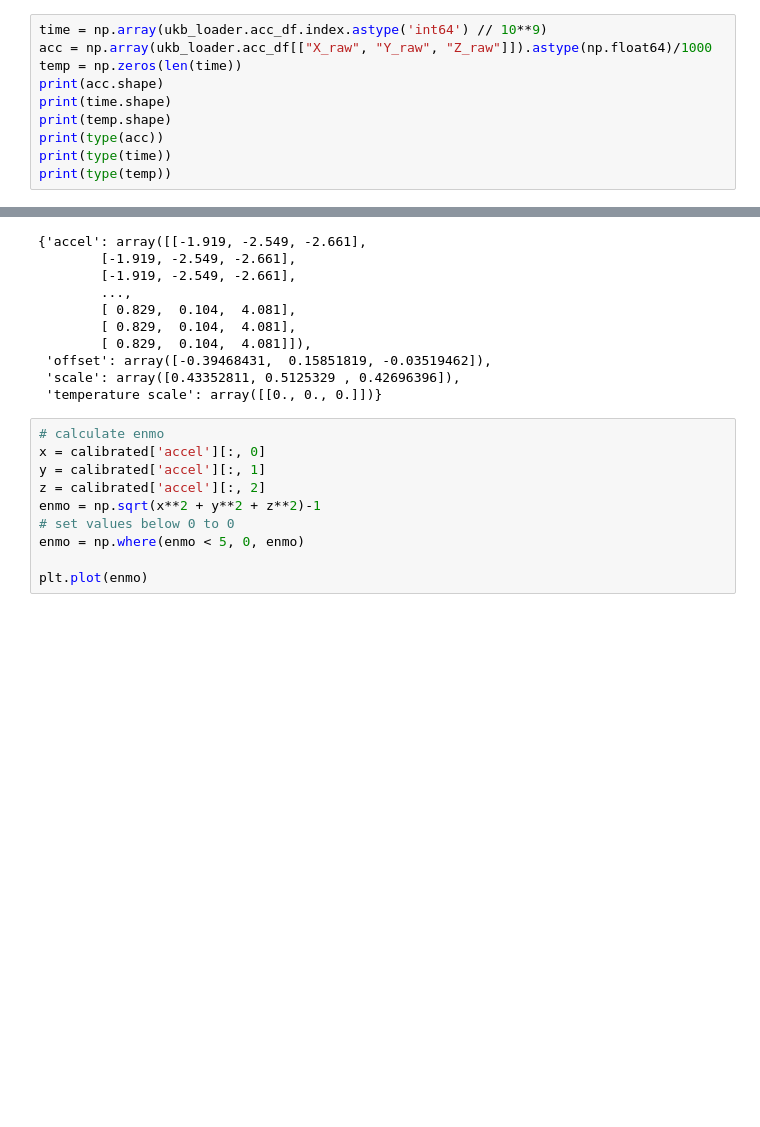
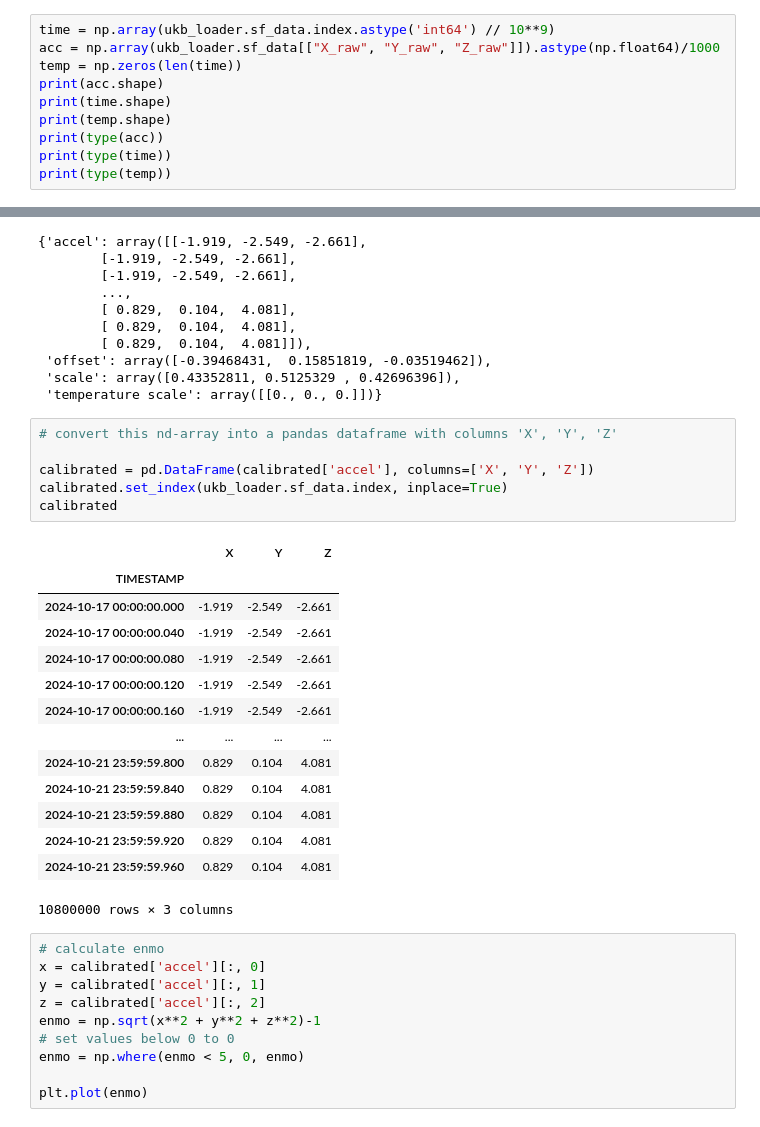
Before and after one commit to ADAMMA-CDHI-ETH-Zurich/CosinorAge, a Jupyter notebook: examples/sleep_classification.ipynb, the cells around one changed output, grey strips where cells are left out. Saved outputs shown, nothing was run; the diff lists cells and outputs as text; blank space fills up the shorter version.

```diff
--- a/examples/sleep_classification.ipynb
+++ b/examples/sleep_classification.ipynb
@@ -40,6 +40,6 @@ plt.grid(axis="x", linestyle="--", alpha=0.5)
 # %%
-time = np.array(ukb_loader.acc_df.index.astype('int64') // 10**9)
-acc = np.array(ukb_loader.acc_df[["X_raw", "Y_raw", "Z_raw"]]).astype(np.float64)/1000
+time = np.array(ukb_loader.sf_data.index.astype('int64') // 10**9)
+acc = np.array(ukb_loader.sf_data[["X_raw", "Y_raw", "Z_raw"]]).astype(np.float64)/1000
 temp = np.zeros(len(time))
 print(acc.shape)
 print(time.shape)
@@ -77,6 +116,27 @@ calibrated
  'offset': array([-0.39468431,  0.15851819, -0.03519462]),
  'scale': array([0.43352811, 0.5125329 , 0.42696396]),
  'temperature scale': array([[0., 0., 0.]])}
+# %%
+# convert this nd-array into a pandas dataframe with columns 'X', 'Y', 'Z'
+
+calibrated = pd.DataFrame(calibrated['accel'], columns=['X', 'Y', 'Z'])
+calibrated.set_index(ukb_loader.sf_data.index, inplace=True)
+calibrated
+# %% [output]
+|  | X | Y | Z |
+| TIMESTAMP |  |  |  |
+| 2024-10-17 00:00:00.000 | -1.919 | -2.549 | -2.661 |
+| 2024-10-17 00:00:00.040 | -1.919 | -2.549 | -2.661 |
+| 2024-10-17 00:00:00.080 | -1.919 | -2.549 | -2.661 |
+| 2024-10-17 00:00:00.120 | -1.919 | -2.549 | -2.661 |
+| 2024-10-17 00:00:00.160 | -1.919 | -2.549 | -2.661 |
+| ... | ... | ... | ... |
+| 2024-10-21 23:59:59.800 | 0.829 | 0.104 | 4.081 |
+| 2024-10-21 23:59:59.840 | 0.829 | 0.104 | 4.081 |
+| 2024-10-21 23:59:59.880 | 0.829 | 0.104 | 4.081 |
+| 2024-10-21 23:59:59.920 | 0.829 | 0.104 | 4.081 |
+| 2024-10-21 23:59:59.960 | 0.829 | 0.104 | 4.081 |
+10800000 rows × 3 columns
 # %%
 # calculate enmo
 x = calibrated['accel'][:, 0]
```
Also changed, not shown: parts of 7 cells of this notebook, 5 other files.
